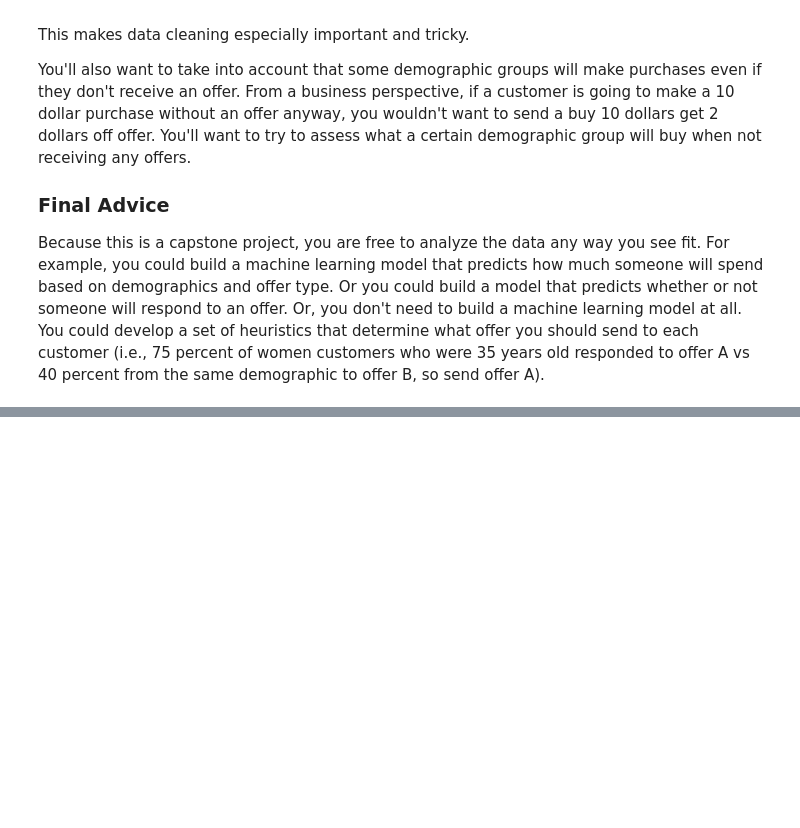
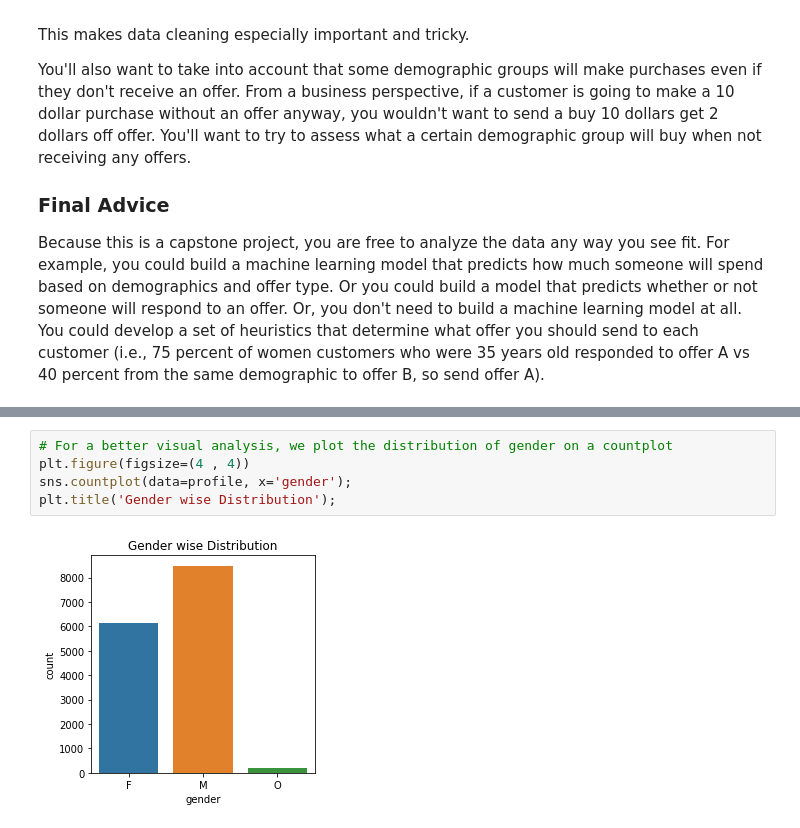
Before and after one commit to Ramshah1/Starbucks-Offers-Analysis, a Jupyter notebook: Starbucks_Capstone_notebook.ipynb, the cells around one changed output, grey strips where cells are left out. Cells and saved outputs as stored; diff of their text form; blank space fills up the shorter version.

```diff
--- a/Starbucks_Capstone_notebook.ipynb
+++ b/Starbucks_Capstone_notebook.ipynb
@@ -92,0 +191,7 @@ pd.__version__
+# %%
+# For a better visual analysis, we plot the distribution of gender on a countplot
+plt.figure(figsize=(4 , 4))
+sns.countplot(data=profile, x='gender');
+plt.title('Gender wise Distribution');
+# %% [output]
+[figure, added]
```
Also changed, not shown: parts of 36 cells of this notebook.
